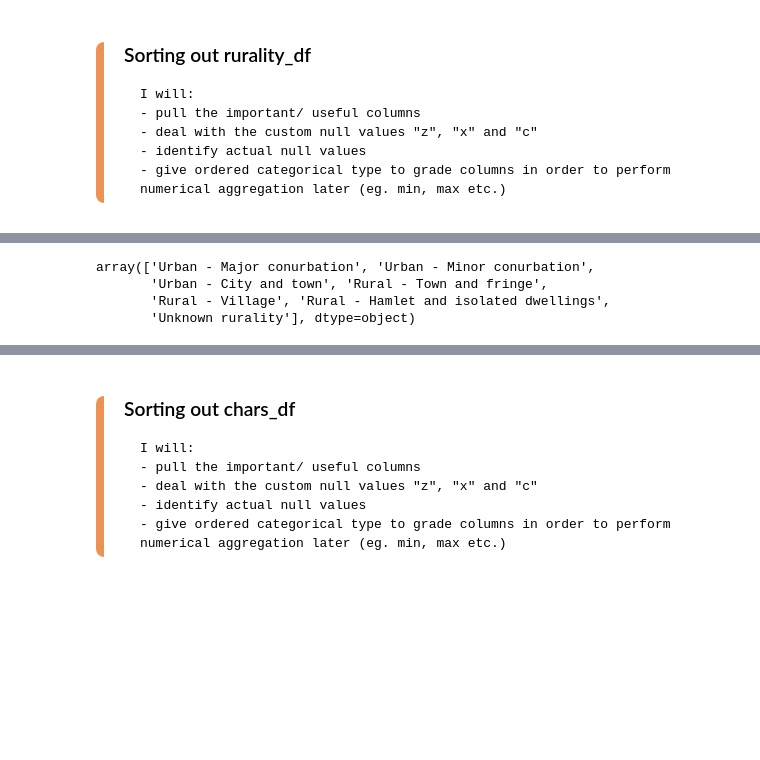
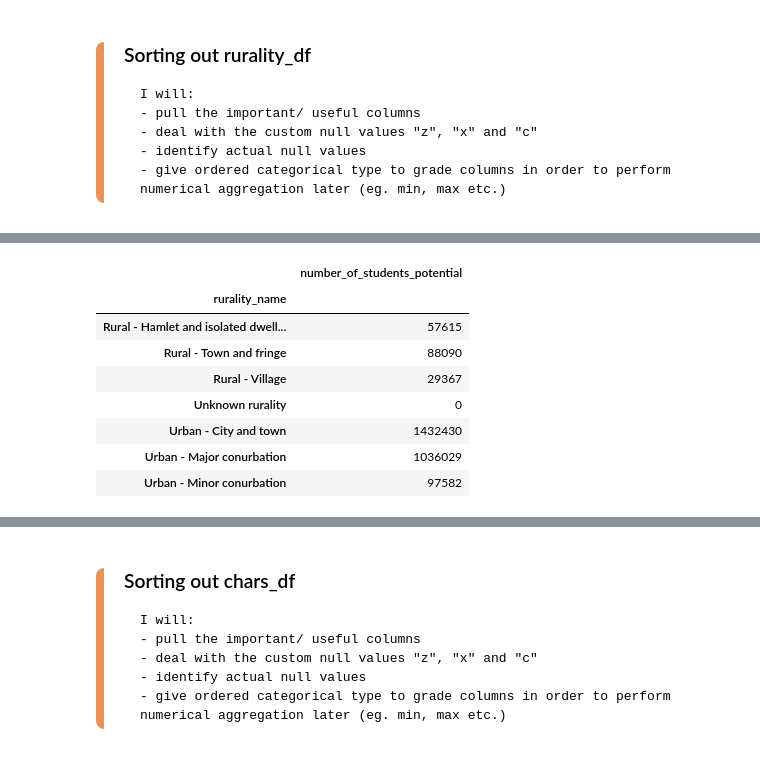
Before and after one commit to LSE-ME204/me204-2025-project-tkar9901, a Jupyter notebook: notebooks/NB01_Data_Collection.ipynb, the cells around one changed output, grey strips where cells are left out. Cells and saved outputs as stored; diff of their text form; code cells hidden in the pictures; blank space fills up the shorter version.

```diff
--- a/notebooks/NB01_Data_Collection.ipynb
+++ b/notebooks/NB01_Data_Collection.ipynb
@@ -66,10 +50,15 @@ rurality_df
 # %%
-rurality_df["rurality_name"].unique()
+rurality_df.groupby("rurality_name").agg({"number_of_students_potential": "sum"})
 # %% [output]
-array(['Urban - Major conurbation', 'Urban - Minor conurbation',
-       'Urban - City and town', 'Rural - Town and fringe',
-       'Rural - Village', 'Rural - Hamlet and isolated dwellings',
-       'Unknown rurality'], dtype=object)
+|  | number_of_students_potential |
+| rurality_name |  |
+| Rural - Hamlet and isolated dwell... | 57615 |
+| Rural - Town and fringe | 88090 |
+| Rural - Village | 29367 |
+| Unknown rurality | 0 |
+| Urban - City and town | 1432430 |
+| Urban - Major conurbation | 1036029 |
+| Urban - Minor conurbation | 97582 |
 # %%
 rurality_df = rurality_df[["time_period", "region_name", "rurality_name", "number_of_students_level3",
     "number_of_students_alev", "number_of_students_acad", "number_of_students_agen", "number_of_students_highest_entry_was_l2",
```
Also changed, not shown: parts of 8 cells of this notebook, 6 other files.
